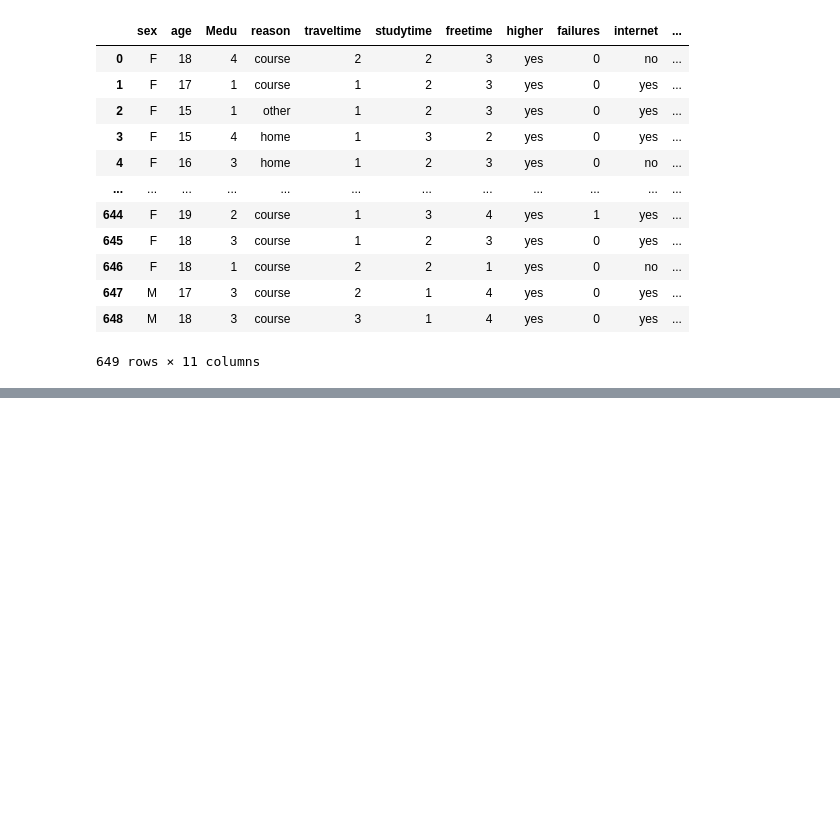
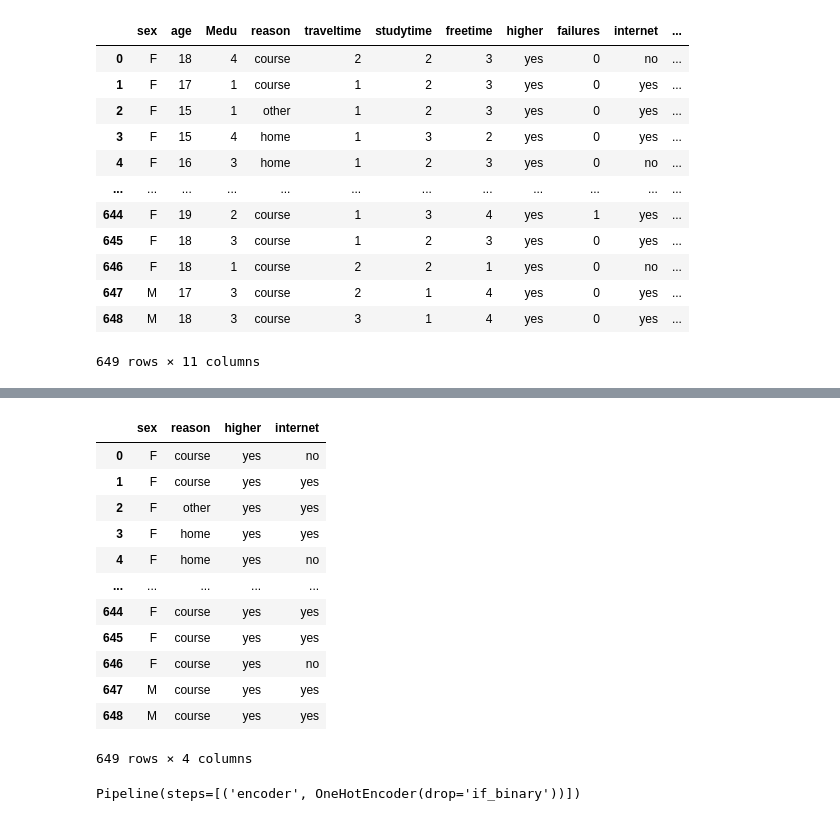
Before and after one commit to Jayesen/ml_for_learners, a Jupyter notebook: Classification.ipynb, the cells around one changed output, grey strips where cells are left out. Drawn from its saved outputs; the diff is of its cells as text; code cells hidden in the pictures; blank space fills up the shorter version.

```diff
--- a/ML_LinearRegression.ipynb
+++ b/Classification.ipynb
@@ -125,0 +59,28 @@ model.score(X_test,y_test)
+# %%
+#Categorical variables
+df_toencode = df_dropped.select_dtypes(include='object')
+df_toencode
+# %% [output]
+|  | sex | reason | higher | internet |
+| 0 | F | course | yes | no |
+| 1 | F | course | yes | yes |
+| 2 | F | other | yes | yes |
+| 3 | F | home | yes | yes |
+| 4 | F | home | yes | no |
+| ... | ... | ... | ... | ... |
+| 644 | F | course | yes | yes |
+| 645 | F | course | yes | yes |
+| 646 | F | course | yes | no |
+| 647 | M | course | yes | yes |
+| 648 | M | course | yes | yes |
+649 rows × 4 columns
+# %%
+#Pre-processing pipeline
+# Build the pipeline with the different steps
+pipeline = Pipeline([
+    ('encoder', OneHotEncoder(drop="if_binary")),
+   ])
+
+pipeline
+# %% [output]
+Pipeline(steps=[('encoder', OneHotEncoder(drop='if_binary'))])
```
Also changed, not shown: parts of 8 cells of this notebook, 1 other file.
